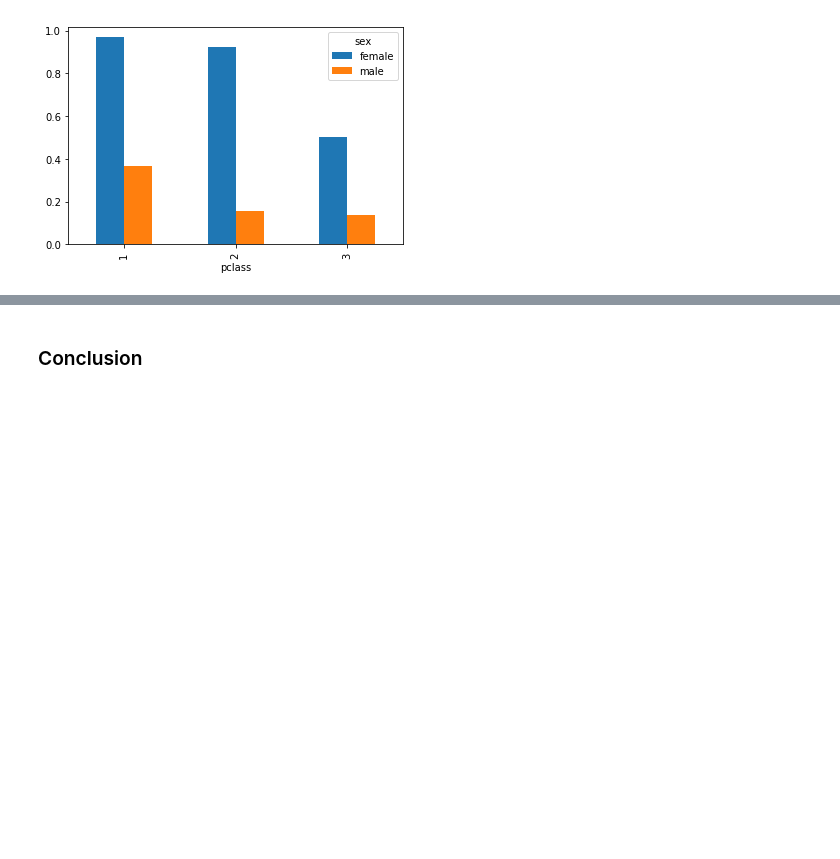
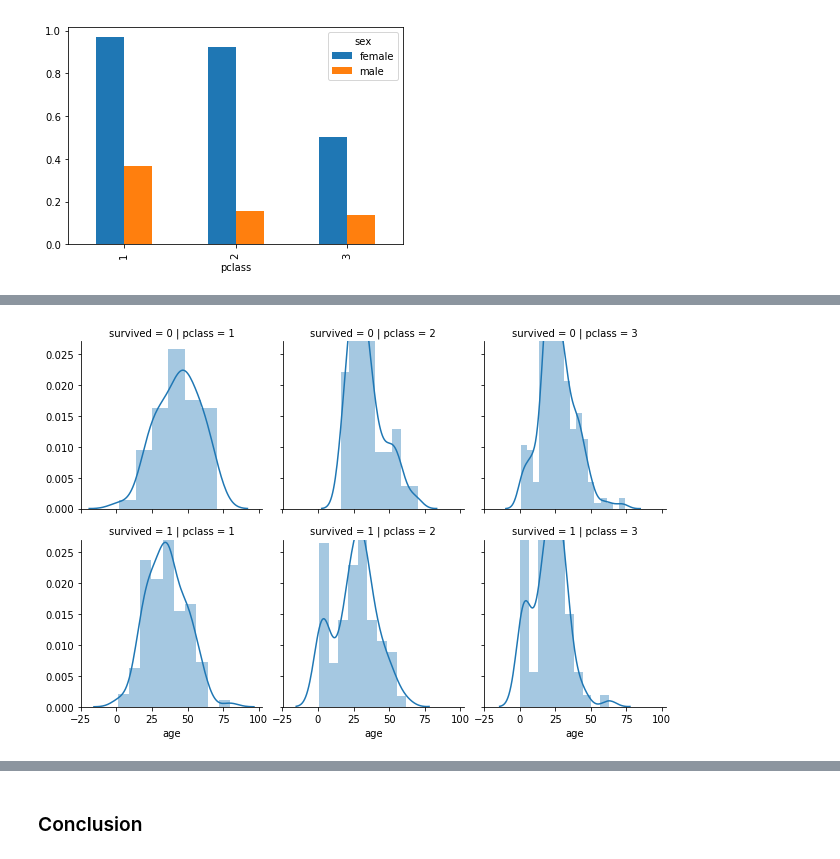
Before and after one commit to georgeliu1998/dand, a Jupyter notebook: P2/p2.ipynb, the cells around one changed output, grey strips where cells are left out. Drawn from its saved outputs; the diff is of its cells as text; code cells hidden in the pictures; blank space fills up the shorter version.

```diff
--- a/P2/p2.ipynb
+++ b/P2/p2.ipynb
@@ -207,0 +217,7 @@ titanic.groupby(['pclass', 'sex'])['survived'].agg('mean').unstack().plot(kind='
+# %%
+# Facet plot by survival and pclass
+g = sns.FacetGrid(titanic, row='survived', col='pclass')
+g.map(sns.distplot, 'age')
+plt.show()
+# %% [output]
+[figure, added]
```
Also changed, not shown: parts of 6 cells of this notebook.
